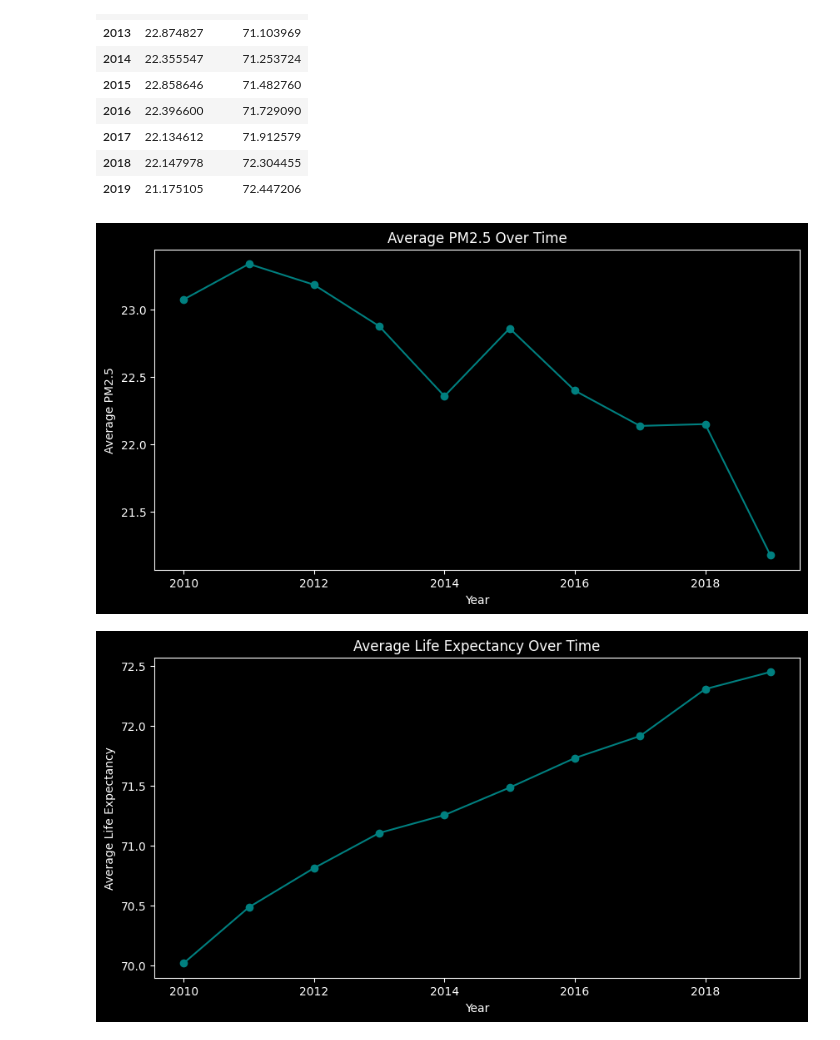
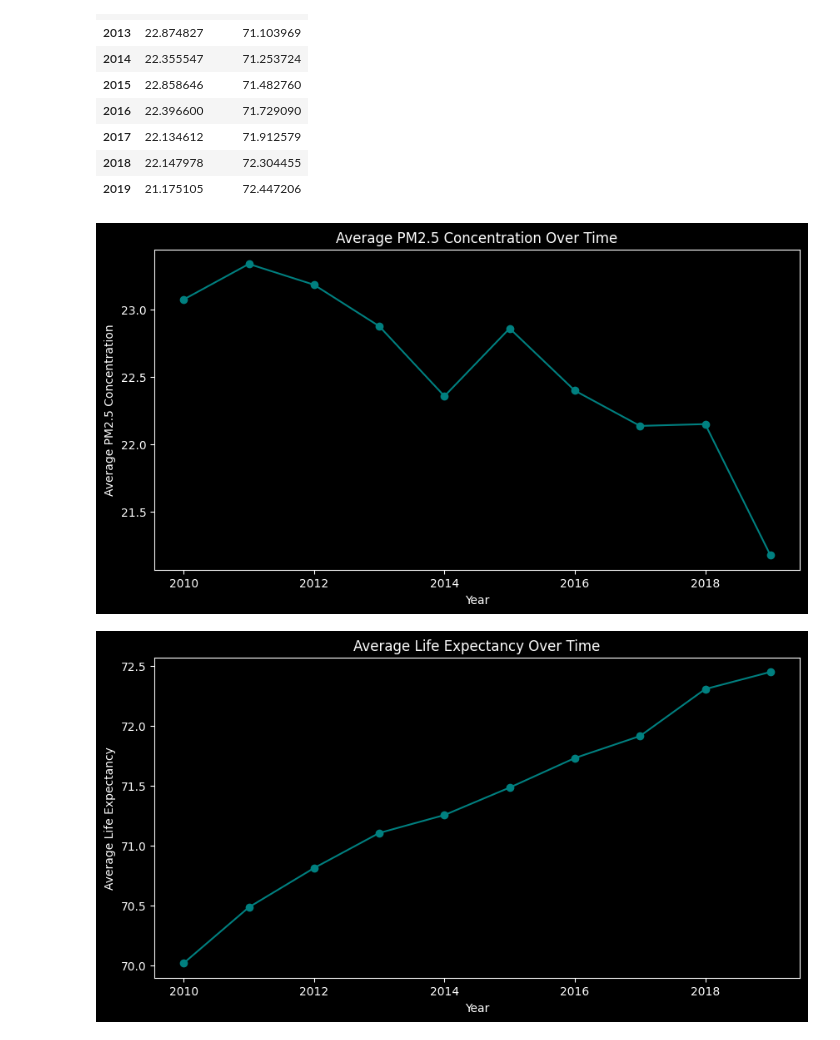
Before and after one commit to Enarb1/air-pollution-health-impact, a Jupyter notebook: notebooks/air_polution_health_impact_project.ipynb, the cells around one changed output. Cells and saved outputs as stored; diff of their text form; code cells hidden in the pictures.

Commit message:
New: Mathematical Background; Residual Analysis; Cross-validation;Confounding Variables and Causality. Fix: Plot Labels and Titles, Final Conclusion, Project Restructured

```diff
--- a/notebooks/air_polution_health_impact_project.ipynb
+++ b/notebooks/air_polution_health_impact_project.ipynb
@@ -643,13 +734,13 @@ yearly
 # %%
 # PM2.5 Trend
 plt.figure(figsize=(10,5))
 plt.plot(yearly.index, yearly['PM2.5'], marker='o', color='teal')
-plt.title('Average PM2.5 Over Time')
+plt.title('Average PM2.5 Concentration Over Time')
 plt.xlabel('Year')
-plt.ylabel('Average PM2.5')
+plt.ylabel('Average PM2.5 Concentration')
 plt.show()
 # %% [output]
-[figure, old version]
+[figure, new version]
 # %%
 # Life expectancy trend
 plt.figure(figsize=(10,5))
```
Also changed, not shown: parts of 59 cells of this notebook.
